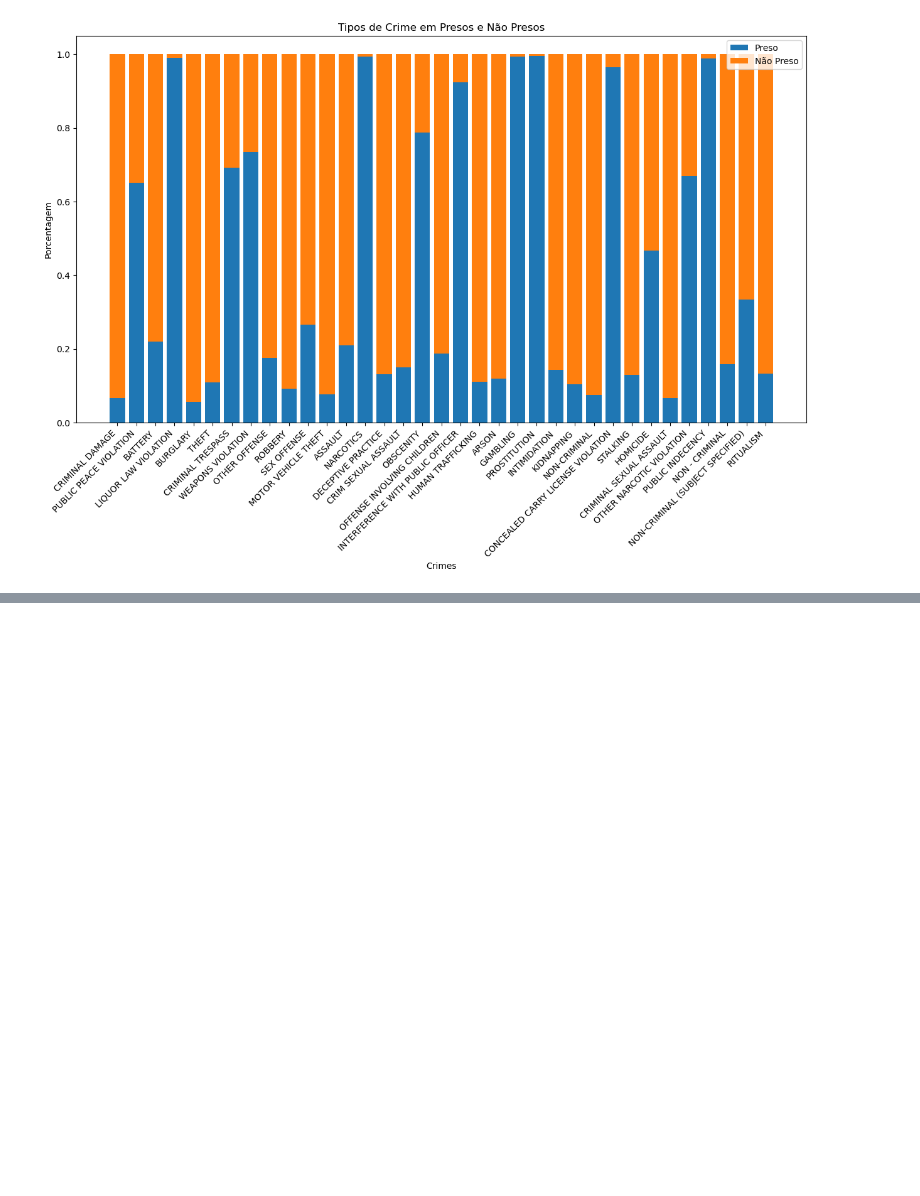
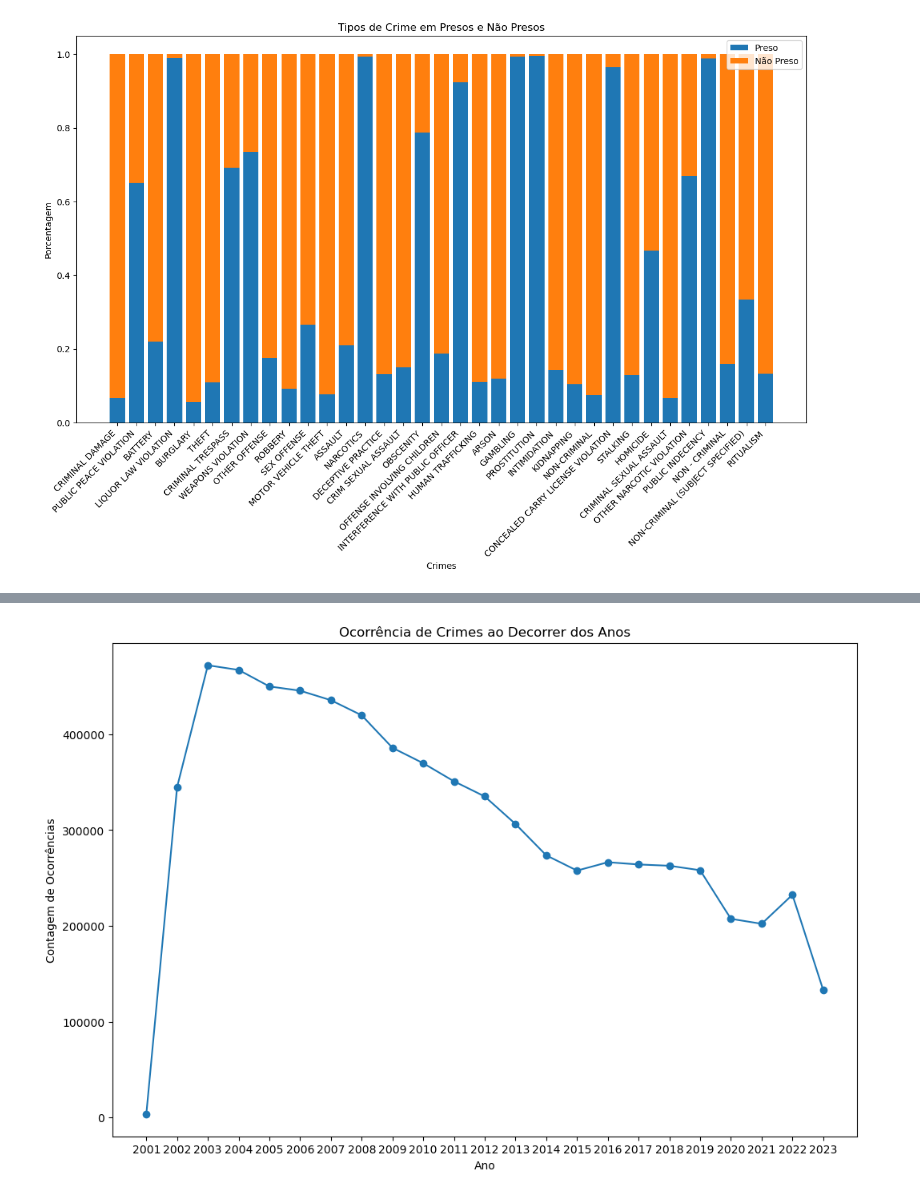
Before and after one commit to raphael-ss/chicago-crime-analysis, a Jupyter notebook: chicago-crimes.ipynb, the cells around one changed output, grey strips where cells are left out. Cells and saved outputs as stored; diff of their text form; code cells hidden in the pictures; blank space fills up the shorter version.

```diff
--- a/chicago-crimes.ipynb
+++ b/chicago-crimes.ipynb
@@ -292,0 +359,19 @@ ValueError: not enough values to unpack (expected 3, got 2)
+# %%
+# Criando um gráfico de linha temporal para exibir o número de crimes ocorridos num determinado ano
+
+crimes_per_year = df.groupby('Year')['Primary Type'].count().reset_index()
+
+plt.figure(figsize=(12, 8))
+
+plt.plot(crimes_per_year['Year'], crimes_per_year['Primary Type'], marker='o', linestyle='-')
+
+# Adding labels and title
+plt.xlabel('Ano')
+plt.ylabel('Contagem de Ocorrências')
+plt.title('Ocorrência de Crimes ao Decorrer dos Anos')
+plt.xticks(crimes_per_year['Year'])
+
+# Display the chart
+plt.show()
+# %% [output]
+[figure, added]
```
Also changed, not shown: parts of 7 cells of this notebook.
